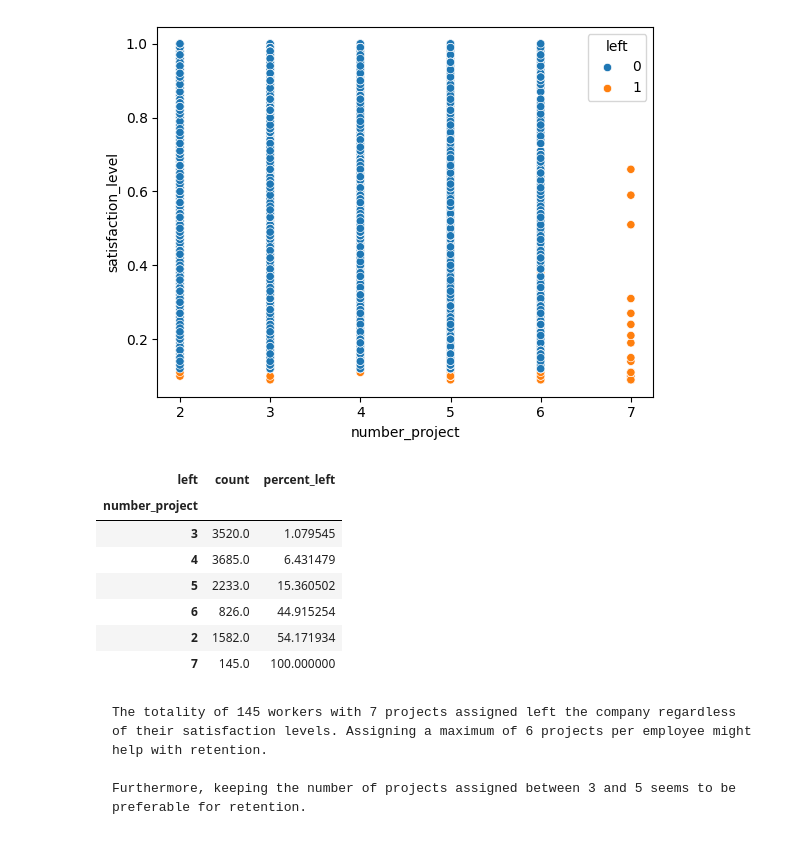
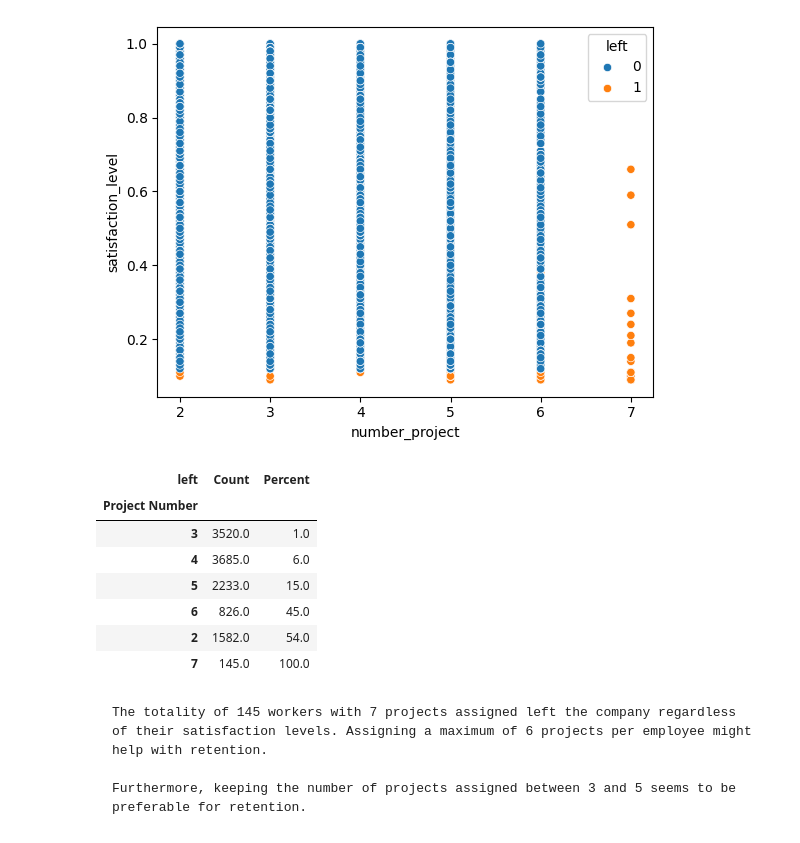
Before and after one commit to Max0513/Turn-over-analysis---Saliford-, a Jupyter notebook: Notebooks/data_cleanup.ipynb, the cells around one changed output. Drawn from its saved outputs; the diff is of its cells as text; code cells hidden in the pictures.

```diff
--- a/Notebooks/data_cleanup.ipynb
+++ b/Notebooks/data_cleanup.ipynb
@@ -617,17 +648,21 @@ number_project_df = (
 # %%
 number_project_df['percent_left'] = number_project_df[1]*100/(number_project_df[0]+number_project_df[1])
 number_project_df['count'] = number_project_df[1] + number_project_df[0]
-
-(
-    number_project_df[['count','percent_left']]
-    .sort_values(by='percent_left',ascending=True)
-)
-# %% [output]
-| left | count | percent_left |
-| number_project |  |  |
-| 3 | 3520.0 | 1.079545 |
-| 4 | 3685.0 | 6.431479 |
-| 5 | 2233.0 | 15.360502 |
-| 6 | 826.0 | 44.915254 |
-| 2 | 1582.0 | 54.171934 |
-| 7 | 145.0 | 100.000000 |
+# %%
+table_num_project = (
+    round(number_project_df[['count','percent_left']],0)
+    .sort_values(by='percent_left',ascending=True)
+    .rename(columns={'count':'Count','percent_left':'Percent','number_project':'Project Number'})
+)
+table_num_project.index.name = 'Project Number'
+table_num_project.style
+table_num_project
+# %% [output]
+| left | Count | Percent |
+| Project Number |  |  |
+| 3 | 3520.0 | 1.0 |
+| 4 | 3685.0 | 6.0 |
+| 5 | 2233.0 | 15.0 |
+| 6 | 826.0 | 45.0 |
+| 2 | 1582.0 | 54.0 |
+| 7 | 145.0 | 100.0 |
```
Also changed, not shown: parts of 8 cells of this notebook, 5 other files.
